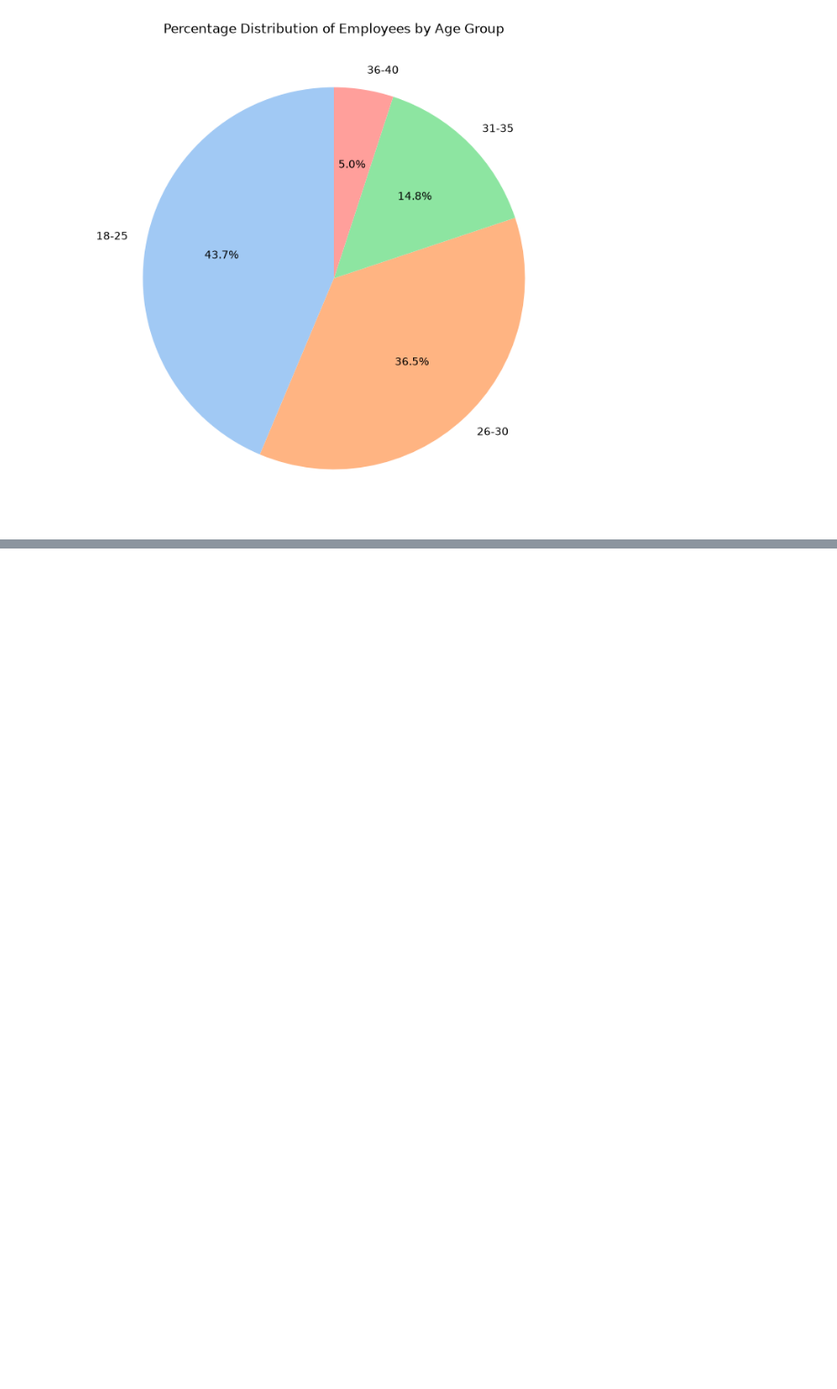
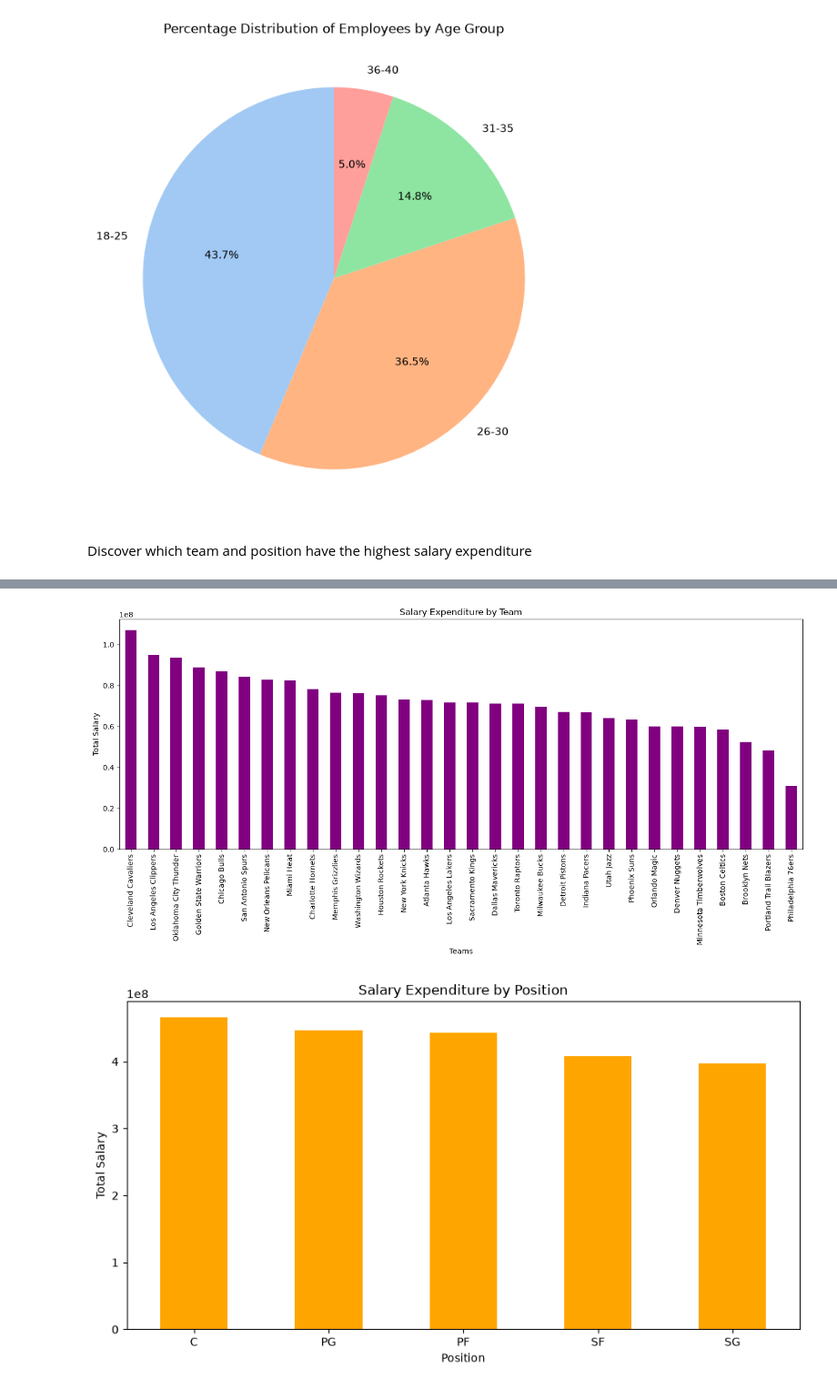
Before and after one commit to alphajohntj/ABC-Employee-Data-Analysis, a Jupyter notebook: employee_analysis.ipynb, the cells around one changed output, grey strips where cells are left out. Shown at 91% size. Cells and saved outputs as stored; diff of their text form; code cells hidden in the pictures; blank space fills up the shorter version.

```diff
--- a/employee_analysis.ipynb
+++ b/employee_analysis.ipynb
@@ -240,3 +240,75 @@ Predominant Age Group:  18-25
 Number of Employees:  200
 [figure]
 [figure]
+# %% [markdown]
+Discover which team and position have the highest salary expenditure
+# %%
+# --------------------------------
+# SALARY EXPENDITURE BY TEAM
+# --------------------------------
+
+# Calculate total salary for each team
+
+team_salary = df.groupby("Team")["Salary"].sum()
+print("\nTotal Salary Expenditure by Team: ")
+print(team_salary.sort_values(ascending=False))
+
+# Find team with highest salary expenditure
+
+highest_team = team_salary.idxmax()
+highest_team_salary = team_salary.max()
+
+print("\nTeam with Highest Salary Expenditure: ", highest_team)
+print("Total Salary Expenditure: ", highest_team_salary)
+
+# Visualize salary expenditure by team
+
+plt.figure(figsize=(14,7))
+team_salary.sort_values(ascending=False).plot(kind="bar",color="purple")
+
+plt.title("Salary Expenditure by Team")
+plt.xlabel("Teams")
+plt.ylabel("Total Salary")
+
+plt.xticks(rotation=90)
+plt.tight_layout()
+plt.show
+
+# --------------------------------
+# SALARY EXPENDITURE BY POSITION
+# --------------------------------
+
+# Calculate total salary for each position
+
+position_salary = df.groupby("Position")["Salary"].sum()
+
+print("\nTotal Salary Expenditure by Position:")
+print(position_salary.sort_values(ascending=False))
+
+# Find position with highest salary expenditure
+
+highest_position = position_salary.idxmax()
+
+highest_position_salary = position_salary.max()
+
+print("\nPosition with Highest Salary Expenditure:", highest_position)
+
+print("Total Salary Expenditure:", highest_position_salary)
+
+# Visualize salary expenditure by position
+
+plt.figure(figsize=(9, 5))
+
+position_salary.sort_values(ascending=False).plot(
+    kind="bar",
+    color="orange"
+)
+
+plt.title("Salary Expenditure by Position")
+plt.xlabel("Position")
+plt.ylabel("Total Salary")
+
+plt.xticks(rotation=0)
+plt.tight_layout()
+plt.show()
+# %% [output]
@@ -242,0 +332,2 @@ Number of Employees:  200
+[figure, added]
+[figure, added]
```
Also changed, not shown: parts of 8 cells of this notebook, 1 other file.
